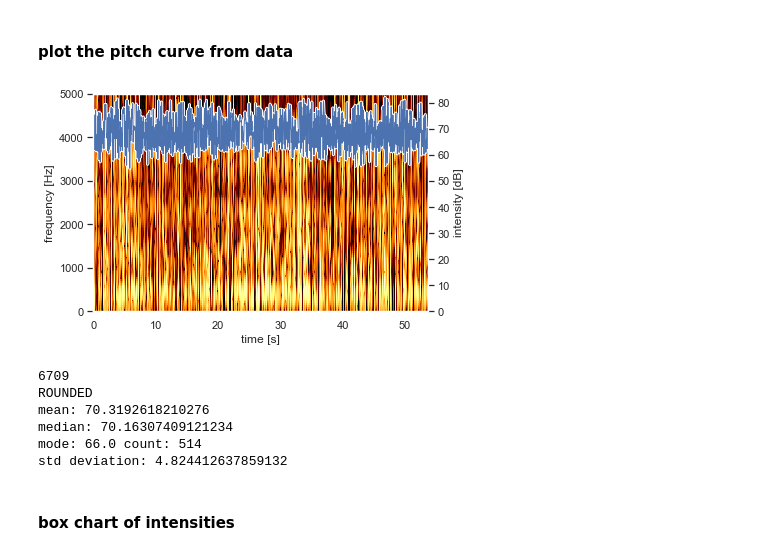
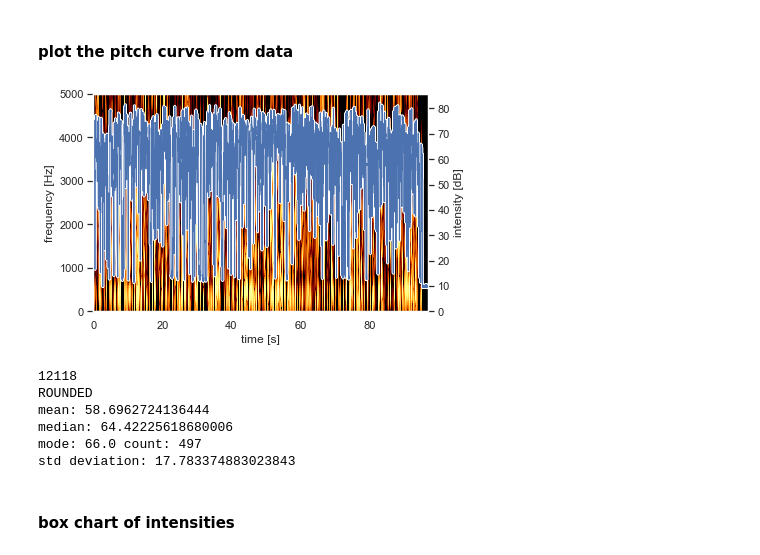
Before and after one commit to FirstPlaygroundAndThenIcecream/Speaker-Identification, a Jupyter notebook: rene experimental/wav classification.ipynb, the cells around one changed output. Saved outputs shown, nothing was run; the diff lists cells and outputs as text; code cells hidden in the pictures.

```diff
--- a/rene experimental/wav classification.ipynb
+++ b/rene experimental/wav classification.ipynb
@@ -66,6 +64,15 @@ def npy_to_df(numpy_array, sample_rate, row_length, row_count):
     df = pd.DataFrame((rows), columns=range(sample_rate*row_length))
     return df
 
+def npy_to_samples(numpy_array, sample_rate, sample_length, sample_count):
+    numpy_array = numpy_array[0:int(sample_rate * sample_length * sample_count)]
+    samples = np.empty((0,int(sample_rate * sample_length)), int)
+    for i in range(sample_count):
+        sample = numpy_array[0:int(sample_rate * sample_length)]
+        numpy_array = numpy_array[int(sample_rate * sample_length):]
+        samples = np.vstack((samples, sample))
+    return samples
+
 def remove_silence(y):
     intervals = librosa.effects.split(y, top_db = 18)
     non_silent_audio = np.zeros(y.shape)
@@ -75,6 +82,30 @@ def remove_silence(y):
     #non_silent_audio = reject_outliers(non_silent_audio)
     return non_silent_audio
 
+def delete_silence(y):
+    intervals = librosa.effects.split(y, top_db = 18)
+    non_silent_audio = np.zeros(y.shape)
+    for i in intervals:
+        start, end = i
+        non_silent_audio[start:end] = y[start:end]
+    non_silent_audio = non_silent_audio[(non_silent_audio != 0)]
+    return non_silent_audio
+
+def draw_spectrogram(spectrogram, dynamic_range=70):
+    X, Y = spectrogram.x_grid(), spectrogram.y_grid()
+    sg_db = 10 * np.log10(spectrogram.values)
+    plt.pcolormesh(X, Y, sg_db, vmin=sg_db.max() - dynamic_range, cmap='afmhot')
+    plt.ylim([spectrogram.ymin, spectrogram.ymax])
+    plt.xlabel("time [s]")
+    plt.ylabel("frequency [Hz]")
+
+def draw_intensity(intensity):
+    plt.plot(intensity.xs(), intensity.values.T, linewidth=3, color='w')
+    plt.plot(intensity.xs(), intensity.values.T, linewidth=1)
+    plt.grid(False)
+    plt.ylim(0)
+    plt.ylabel("intensity [dB]")
+
 #remove all values further away from the mean than m-times the std deviation
 def reject_outliers(data, m=1):
     return data[abs(data - np.mean(data)) < m * np.std(data)]
@@ -128,33 +231,33 @@ for i in range(len(audios)):
 # %%
 sns.set() # Use seaborn's default style to make attractive graphs
 #snd = parselmouth.Sound("parselmouth/Daniel0.wav")
-#snd = parselmouth.Sound(data_path + audios[0])
+snd = parselmouth.Sound(data_path + audios[0])
 
 def draw_spectrogram(spectrogram, dynamic_range=70):
     X, Y = spectrogram.x_grid(), spectrogram.y_grid()
     sg_db = 10 * np.log10(spectrogram.values)
     plt.pcolormesh(X, Y, sg_db, vmin=sg_db.max() - dynamic_range, cmap='afmhot')
     plt.ylim([spectrogram.ymin, spectrogram.ymax])
     plt.xlabel("time [s]")
     plt.ylabel("frequency [Hz]")
 
 def draw_intensity(intensity):
     plt.plot(intensity.xs(), intensity.values.T, linewidth=3, color='w')
     plt.plot(intensity.xs(), intensity.values.T, linewidth=1)
     plt.grid(False)
     plt.ylim(0)
     plt.ylabel("intensity [dB]")
 
 intensity = snd.to_intensity()
 spectrogram = snd.to_spectrogram()
 plt.figure()
 draw_spectrogram(spectrogram)
 plt.twinx()
 draw_intensity(intensity)
 plt.xlim([snd.xmin, snd.xmax])
 plt.show() # or plt.savefig("spectrogram.pdf")
 # %% [output]
-[figure, old version]
+[figure, new version]
 # %%
 raw_intensity = intensity.values[0]
 print(len(raw_intensity))
@@ -165,12 +268,12 @@ print("median: " + str(np.median(raw_intensity)))
 print("mode: " + str(stats.mode(rounded_intensity)[0][0]) + " count: " + str(stats.mode(rounded_intensity)[1][0]))
 print("std deviation: " + str(np.std(raw_intensity)))
 # %% [output]
-6709
+12118
 ROUNDED
-mean: 70.3192618210276
-median: 70.16307409121234
-mode: 66.0 count: 514
-std deviation: 4.824412637859132
+mean: 58.6962724136444
+median: 64.42225618680006
+mode: 66.0 count: 497
+std deviation: 17.783374883023843
 # %% [markdown]
 #### box chart of intensities
 # %%
```
Also changed, not shown: parts of 7 cells of this notebook, 4 other files.
